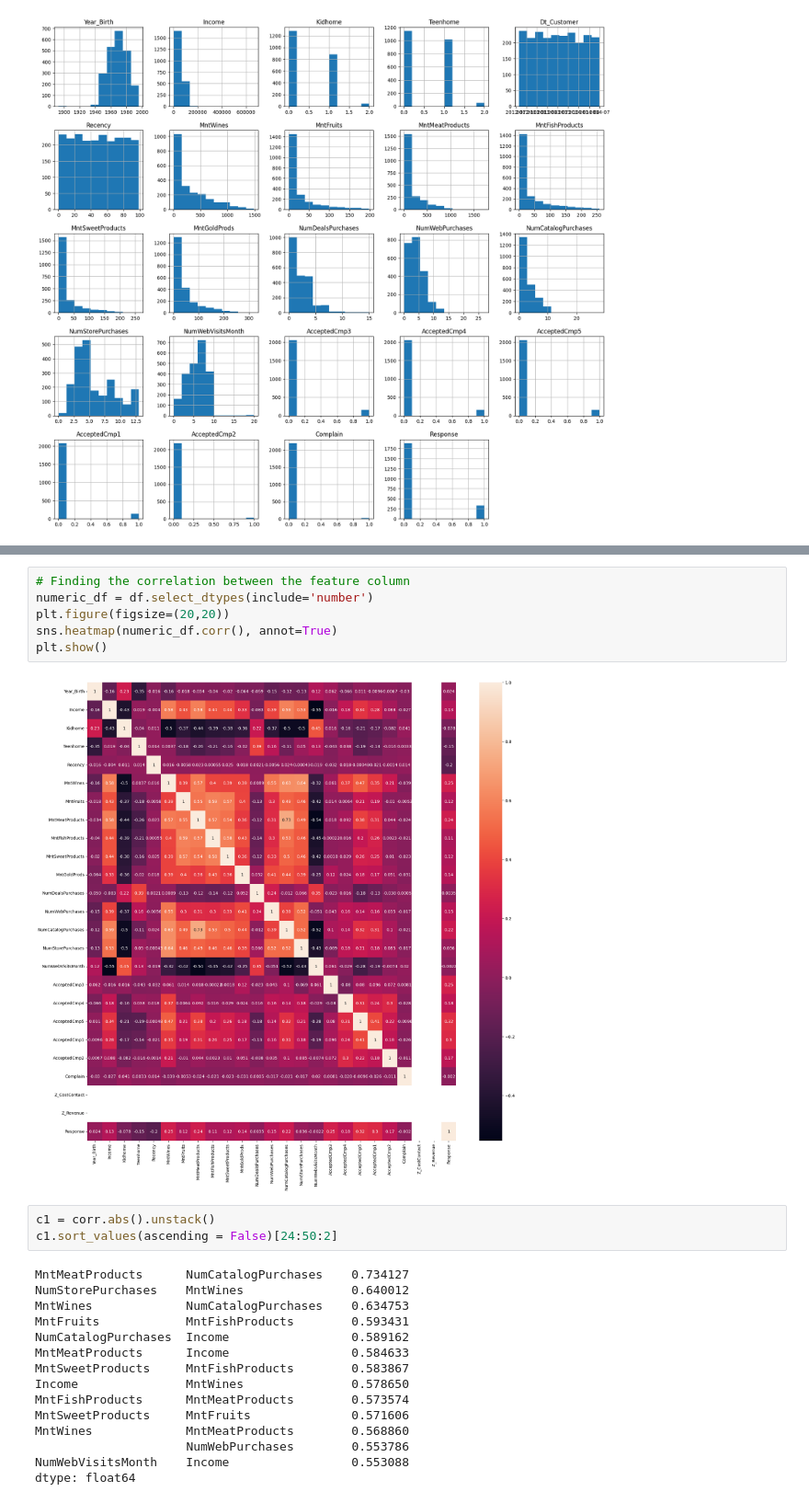
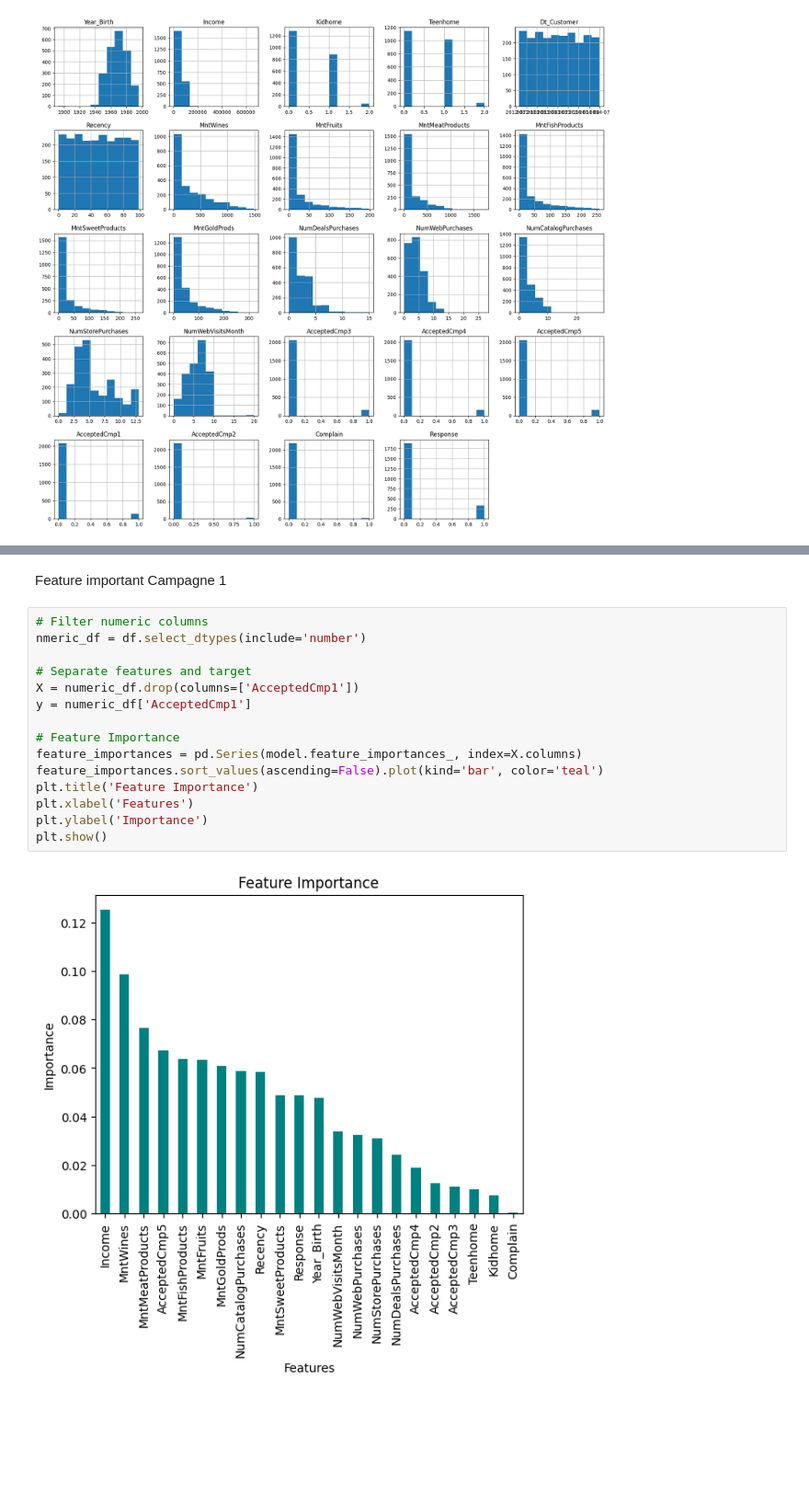
Before and after one commit to AbdessamadTzn/Data-HackathonMD4, a Jupyter notebook: main.ipynb, the cells around one changed output, grey strips where cells are left out. Shown at 92% size. Saved outputs shown, nothing was run; the diff lists cells and outputs as text; blank space fills up the shorter version.

```diff
--- a/main.ipynb
+++ b/main.ipynb
@@ -185,26 +218,19 @@ plt.show()
-# %%
-# Finding the correlation between the feature column
-numeric_df = df.select_dtypes(include='number')
-plt.figure(figsize=(20,20))
-sns.heatmap(numeric_df.corr(), annot=True)
-plt.show()
-# %% [output]
-[figure, removed]
-# %%
-c1 = corr.abs().unstack()
-c1.sort_values(ascending = False)[24:50:2]
-# %% [output]
-MntMeatProducts      NumCatalogPurchases    0.734127
-NumStorePurchases    MntWines               0.640012
-MntWines             NumCatalogPurchases    0.634753
-MntFruits            MntFishProducts        0.593431
-NumCatalogPurchases  Income                 0.589162
-MntMeatProducts      Income                 0.584633
-MntSweetProducts     MntFishProducts        0.583867
-Income               MntWines               0.578650
-MntFishProducts      MntMeatProducts        0.573574
-MntSweetProducts     MntFruits              0.571606
-MntWines             MntMeatProducts        0.568860
-                     NumWebPurchases        0.553786
-NumWebVisitsMonth    Income                 0.553088
-dtype: float64
+# %% [markdown]
+Feature important Campagne 1
+# %%
+# Filter numeric columns
+nmeric_df = df.select_dtypes(include='number')
+
+# Separate features and target
+X = numeric_df.drop(columns=['AcceptedCmp1'])
+y = numeric_df['AcceptedCmp1']
+
+# Feature Importance
+feature_importances = pd.Series(model.feature_importances_, index=X.columns)
+feature_importances.sort_values(ascending=False).plot(kind='bar', color='teal')
+plt.title('Feature Importance')
+plt.xlabel('Features')
+plt.ylabel('Importance')
+plt.show()
+# %% [output]
+[figure, added]
```
Also changed, not shown: parts of 10 cells of this notebook.
